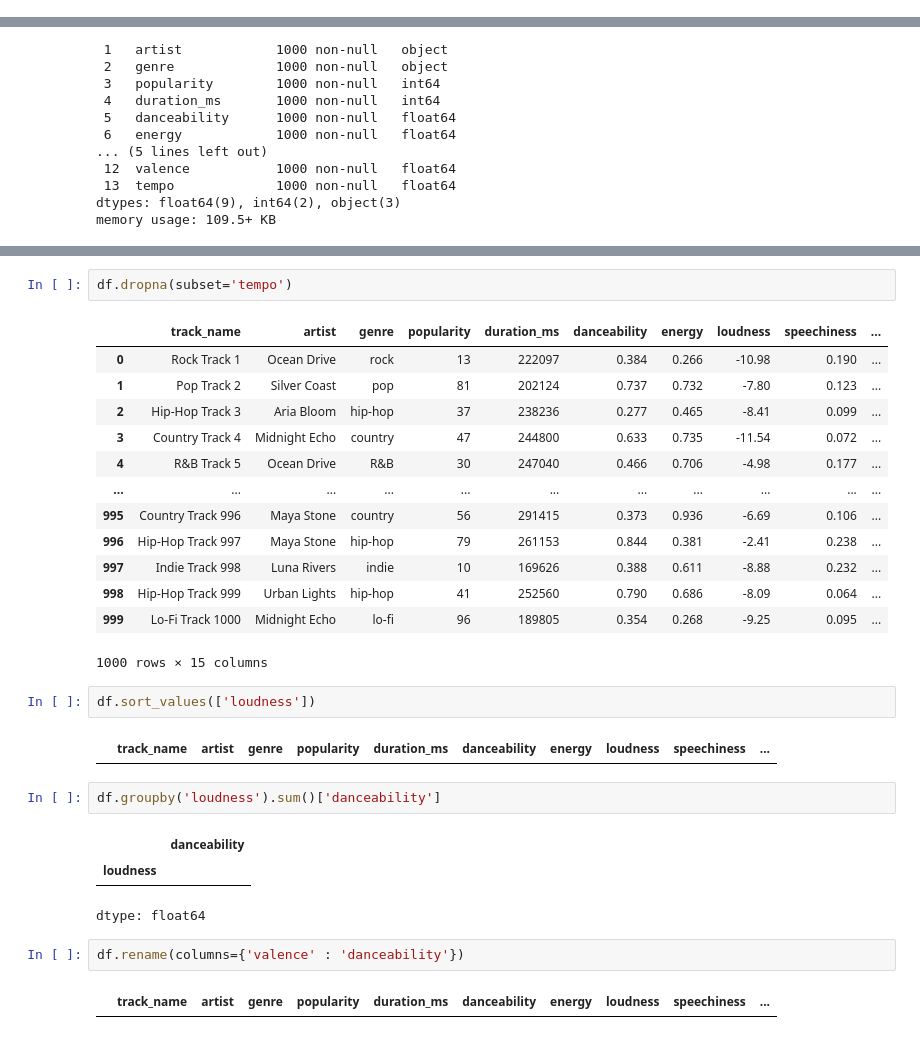
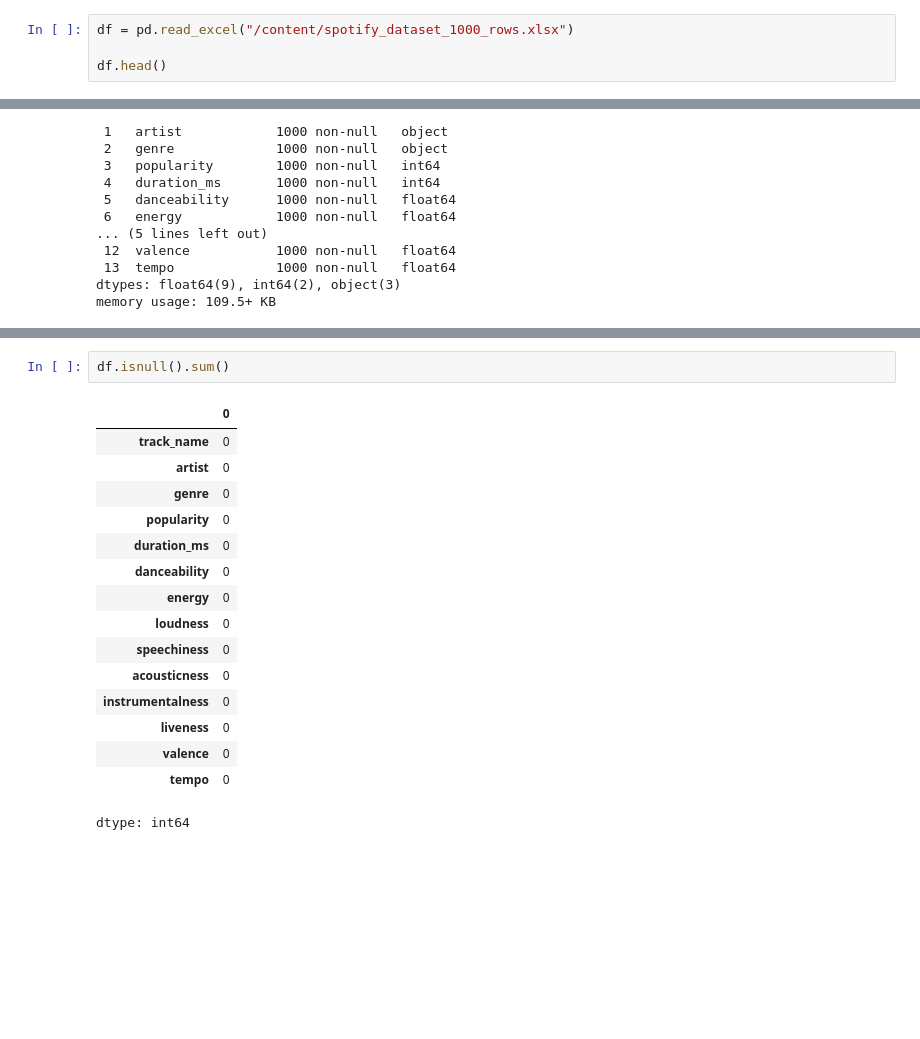
Before and after one commit to hanjadavi03-max/FOR-YOU-, a Jupyter notebook: linear.ipynb, the cells around one changed output, grey strips where cells are left out. Drawn from its saved outputs; the diff is of its cells as text; blank space fills up the shorter version.

```diff
--- a/linear.ipynb
+++ b/linear.ipynb
@@ -5,0 +7,4 @@ df = pd.read_excel("/content/spotify_music_dataset_1000.xlsx")
+# %%
+df = pd.read_excel("/content/spotify_dataset_1000_rows.xlsx")
+
+df.head()
@@ -86,31 +54,20 @@ df.drop_duplicates()
-# %%
-df.dropna(subset='tempo')
-# %% [output]
-|  | track_name | artist | genre | popularity | duration_ms | danceability | energy | loudness | speechiness | ... |
-| 0 | Rock Track 1 | Ocean Drive | rock | 13 | 222097 | 0.384 | 0.266 | -10.98 | 0.190 | ... |
-| 1 | Pop Track 2 | Silver Coast | pop | 81 | 202124 | 0.737 | 0.732 | -7.80 | 0.123 | ... |
-| 2 | Hip-Hop Track 3 | Aria Bloom | hip-hop | 37 | 238236 | 0.277 | 0.465 | -8.41 | 0.099 | ... |
-| 3 | Country Track 4 | Midnight Echo | country | 47 | 244800 | 0.633 | 0.735 | -11.54 | 0.072 | ... |
-| 4 | R&B Track 5 | Ocean Drive | R&B | 30 | 247040 | 0.466 | 0.706 | -4.98 | 0.177 | ... |
-| ... | ... | ... | ... | ... | ... | ... | ... | ... | ... | ... |
-| 995 | Country Track 996 | Maya Stone | country | 56 | 291415 | 0.373 | 0.936 | -6.69 | 0.106 | ... |
-| 996 | Hip-Hop Track 997 | Maya Stone | hip-hop | 79 | 261153 | 0.844 | 0.381 | -2.41 | 0.238 | ... |
-| 997 | Indie Track 998 | Luna Rivers | indie | 10 | 169626 | 0.388 | 0.611 | -8.88 | 0.232 | ... |
-| 998 | Hip-Hop Track 999 | Urban Lights | hip-hop | 41 | 252560 | 0.790 | 0.686 | -8.09 | 0.064 | ... |
-| 999 | Lo-Fi Track 1000 | Midnight Echo | lo-fi | 96 | 189805 | 0.354 | 0.268 | -9.25 | 0.095 | ... |
-1000 rows × 15 columns
-# %%
-df.sort_values(['loudness'])
-# %% [output]
-|  | track_name | artist | genre | popularity | duration_ms | danceability | energy | loudness | speechiness | ... |
 # %%
-df.groupby('loudness').sum()['danceability']
+df.isnull().sum()
 # %% [output]
-|  | danceability |
-| loudness |  |
+|  | 0 |
+| track_name | 0 |
+| artist | 0 |
+| genre | 0 |
+| popularity | 0 |
+| duration_ms | 0 |
+| danceability | 0 |
+| energy | 0 |
+| loudness | 0 |
+| speechiness | 0 |
+| acousticness | 0 |
+| instrumentalness | 0 |
+| liveness | 0 |
+| valence | 0 |
+| tempo | 0 |
-dtype: float64
+dtype: int64
-# %%
-df.rename(columns={'valence' : 'danceability'})
-# %% [output]
-|  | track_name | artist | genre | popularity | duration_ms | danceability | energy | loudness | speechiness | ... |
 # %%
```
Also changed, not shown: parts of 24 cells of this notebook.
